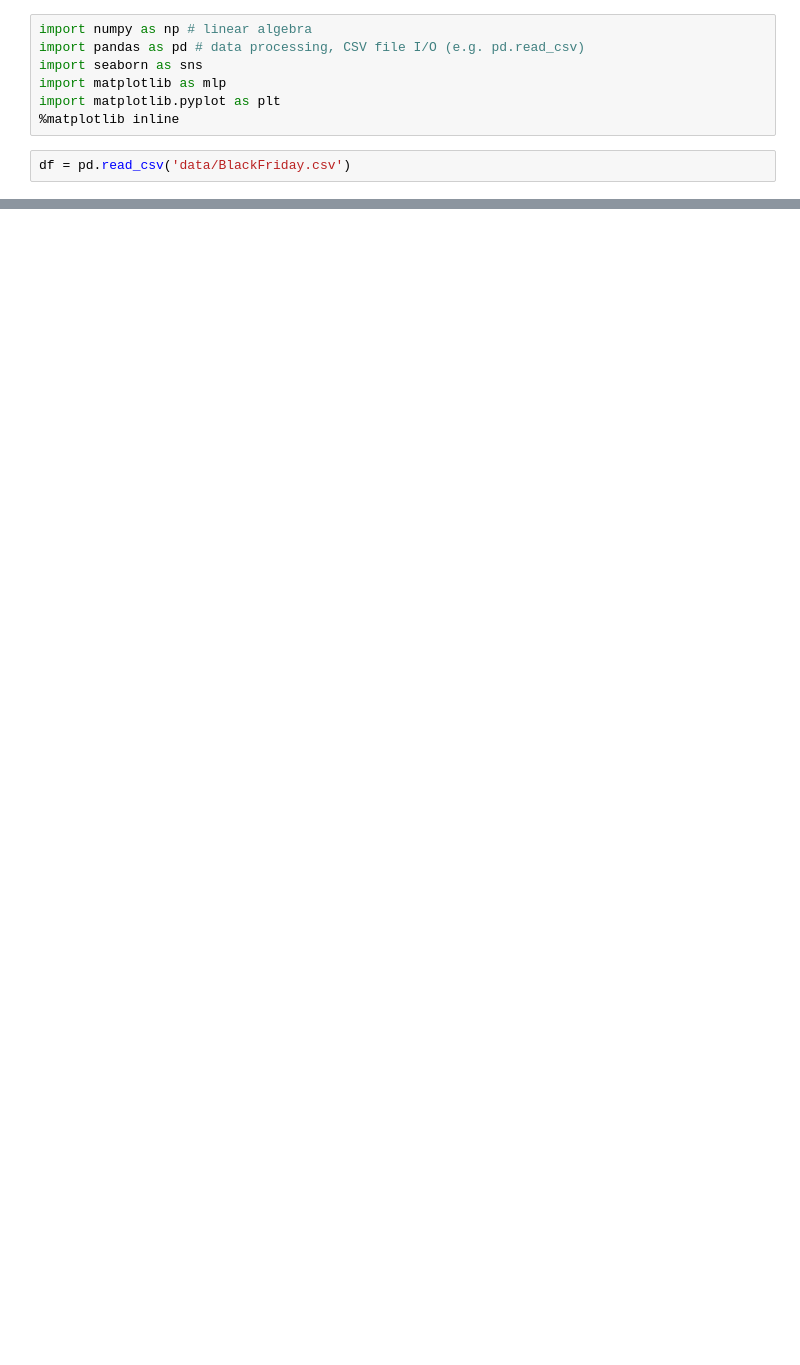
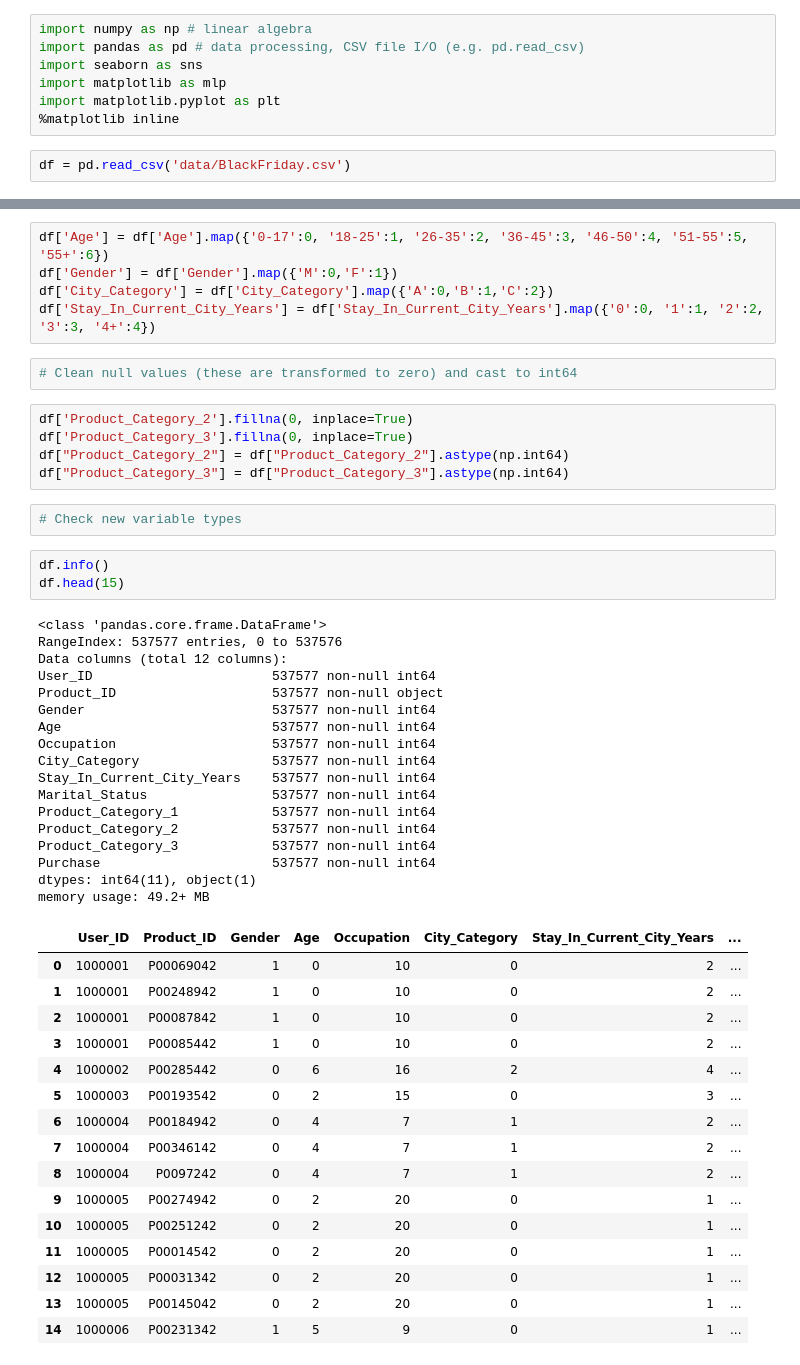
Before and after one commit to nicocurat/black-friday, a Jupyter notebook: black-friday.ipynb, the cells around one changed output, grey strips where cells are left out. Saved outputs shown, nothing was run; the diff lists cells and outputs as text; blank space fills up the shorter version.

```diff
--- a/black-friday.ipynb
+++ b/black-friday.ipynb
@@ -77,0 +143,51 @@ df.boxplot(column='Purchase', return_type='axes')
+# %%
+df['Age'] = df['Age'].map({'0-17':0, '18-25':1, '26-35':2, '36-45':3, '46-50':4, '51-55':5, '55+':6})
+df['Gender'] = df['Gender'].map({'M':0,'F':1})
+df['City_Category'] = df['City_Category'].map({'A':0,'B':1,'C':2})
+df['Stay_In_Current_City_Years'] = df['Stay_In_Current_City_Years'].map({'0':0, '1':1, '2':2, '3':3, '4+':4})
+# %%
+# Clean null values (these are transformed to zero) and cast to int64
+# %%
+df['Product_Category_2'].fillna(0, inplace=True)
+df['Product_Category_3'].fillna(0, inplace=True)
+df["Product_Category_2"] = df["Product_Category_2"].astype(np.int64)
+df["Product_Category_3"] = df["Product_Category_3"].astype(np.int64)
+# %%
+# Check new variable types
+# %%
+df.info()
+df.head(15)
+# %% [output]
+<class 'pandas.core.frame.DataFrame'>
+RangeIndex: 537577 entries, 0 to 537576
+Data columns (total 12 columns):
+User_ID                       537577 non-null int64
+Product_ID                    537577 non-null object
+Gender                        537577 non-null int64
+Age                           537577 non-null int64
+Occupation                    537577 non-null int64
+City_Category                 537577 non-null int64
+Stay_In_Current_City_Years    537577 non-null int64
+Marital_Status                537577 non-null int64
+Product_Category_1            537577 non-null int64
+Product_Category_2            537577 non-null int64
+Product_Category_3            537577 non-null int64
+Purchase                      537577 non-null int64
+dtypes: int64(11), object(1)
+memory usage: 49.2+ MB
+|  | User_ID | Product_ID | Gender | Age | Occupation | City_Category | Stay_In_Current_City_Years | ... |
+| 0 | 1000001 | P00069042 | 1 | 0 | 10 | 0 | 2 | ... |
+| 1 | 1000001 | P00248942 | 1 | 0 | 10 | 0 | 2 | ... |
+| 2 | 1000001 | P00087842 | 1 | 0 | 10 | 0 | 2 | ... |
+| 3 | 1000001 | P00085442 | 1 | 0 | 10 | 0 | 2 | ... |
+| 4 | 1000002 | P00285442 | 0 | 6 | 16 | 2 | 4 | ... |
+| 5 | 1000003 | P00193542 | 0 | 2 | 15 | 0 | 3 | ... |
+| 6 | 1000004 | P00184942 | 0 | 4 | 7 | 1 | 2 | ... |
+| 7 | 1000004 | P00346142 | 0 | 4 | 7 | 1 | 2 | ... |
+| 8 | 1000004 | P0097242 | 0 | 4 | 7 | 1 | 2 | ... |
+| 9 | 1000005 | P00274942 | 0 | 2 | 20 | 0 | 1 | ... |
+| 10 | 1000005 | P00251242 | 0 | 2 | 20 | 0 | 1 | ... |
+| 11 | 1000005 | P00014542 | 0 | 2 | 20 | 0 | 1 | ... |
+| 12 | 1000005 | P00031342 | 0 | 2 | 20 | 0 | 1 | ... |
+| 13 | 1000005 | P00145042 | 0 | 2 | 20 | 0 | 1 | ... |
+| 14 | 1000006 | P00231342 | 1 | 5 | 9 | 0 | 1 | ... |
```
Also changed, not shown: parts of 35 cells of this notebook.
